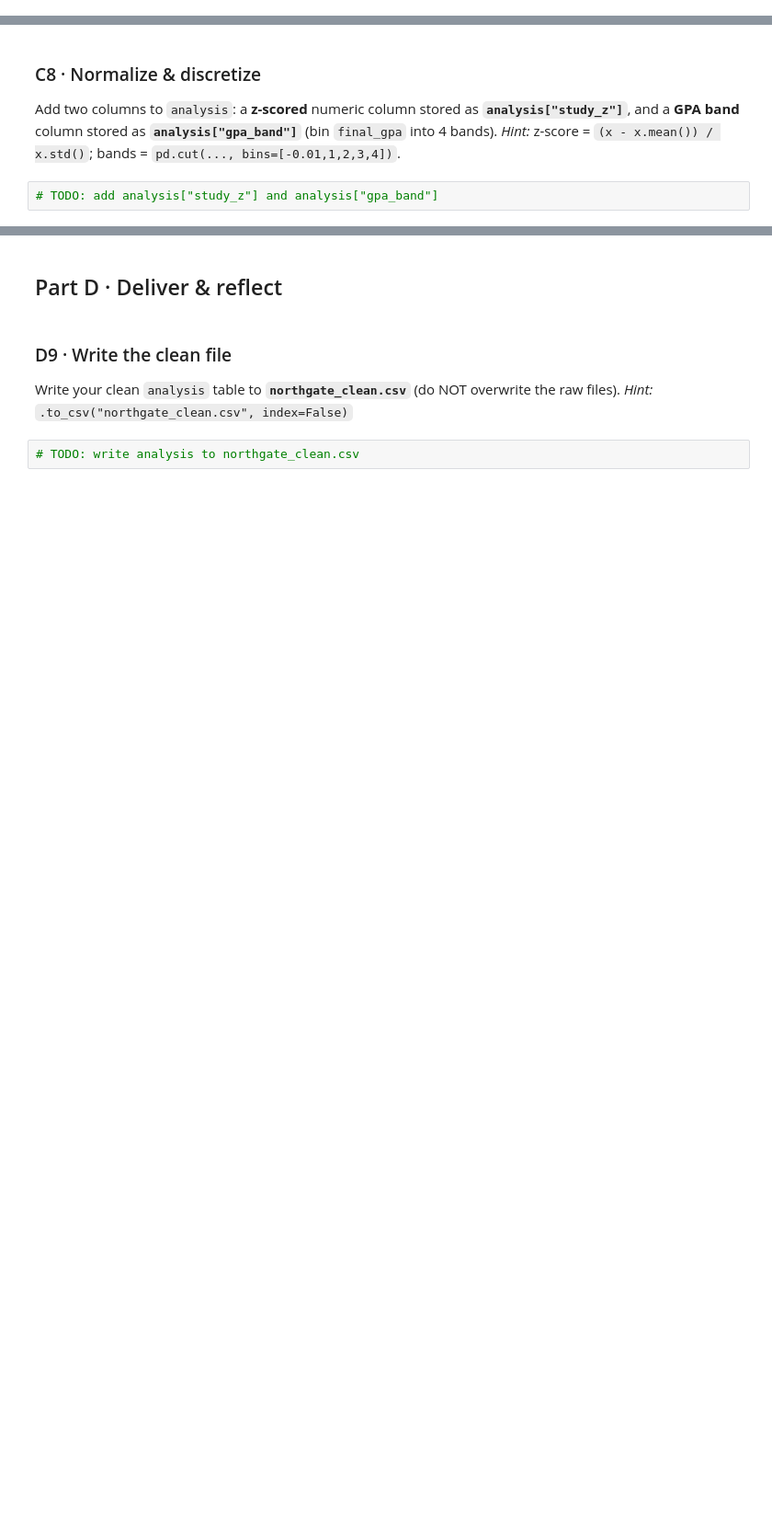
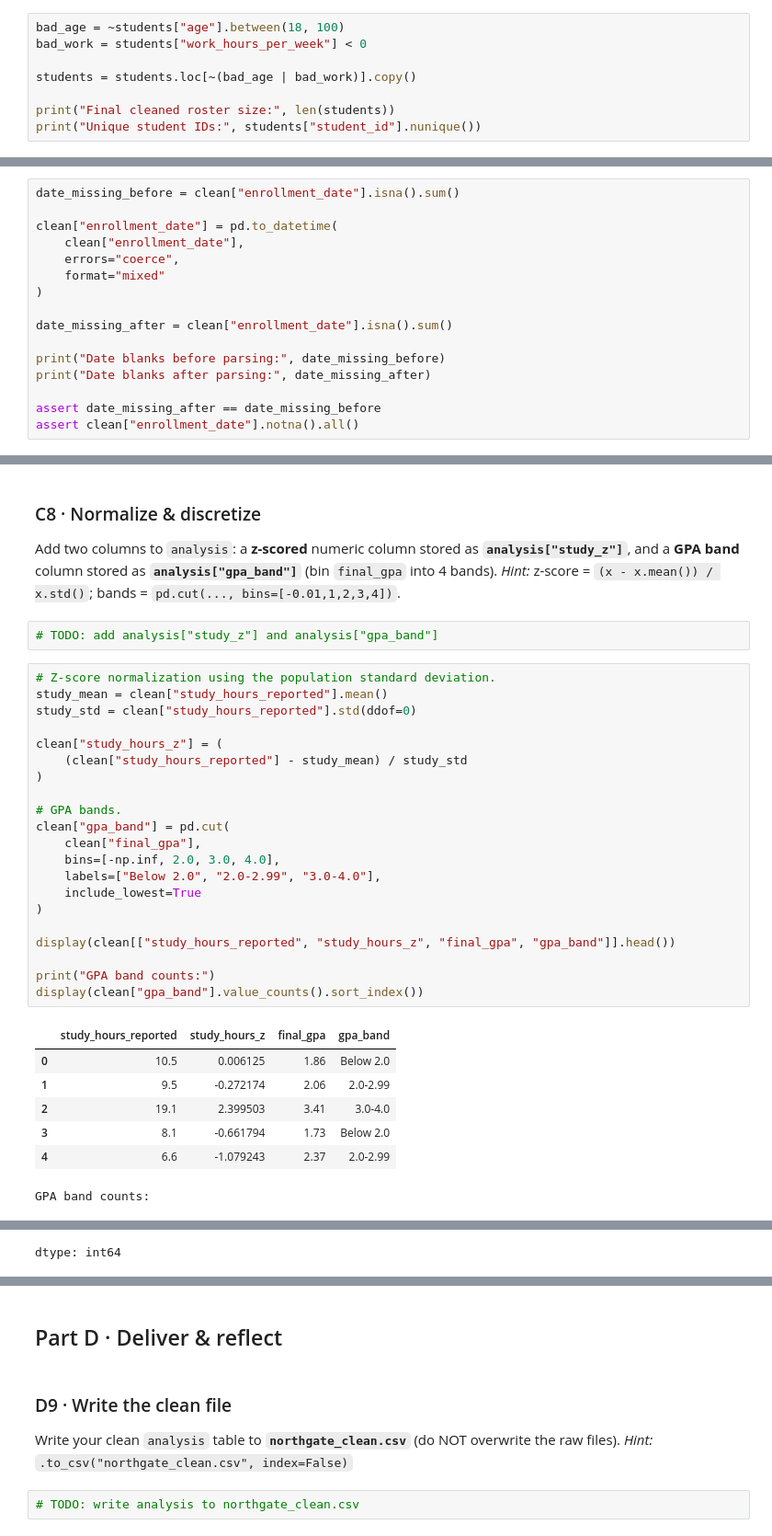
Before and after one commit to jbs112233/jordan_INFO4670_Fall2026, a Jupyter notebook: Copy_of_Week5_INFO4670_Assignment2_Framework.ipynb, the cells around one changed output, grey strips where cells are left out. Shown at 92% size. Saved outputs shown, nothing was run; the diff lists cells and outputs as text; blank space fills up the shorter version.

```diff
--- a/Copy_of_Week5_INFO4670_Assignment2_Framework.ipynb
+++ b/Copy_of_Week5_INFO4670_Assignment2_Framework.ipynb
@@ -88,0 +169,8 @@ except Exception:
+# %%
+bad_age = ~students["age"].between(18, 100)
+bad_work = students["work_hours_per_week"] < 0
+
+students = students.loc[~(bad_age | bad_work)].copy()
+
+print("Final cleaned roster size:", len(students))
+print("Unique student IDs:", students["student_id"].nunique())
@@ -125,3 +320,19 @@ Parse `enrollment_date` so no valid date is lost. Store the parsed series as **`
 # %%
 # TODO
 dates_parsed = None
+# %%
+date_missing_before = clean["enrollment_date"].isna().sum()
+
+clean["enrollment_date"] = pd.to_datetime(
+    clean["enrollment_date"],
+    errors="coerce",
+    format="mixed"
+)
+
+date_missing_after = clean["enrollment_date"].isna().sum()
+
+print("Date blanks before parsing:", date_missing_before)
+print("Date blanks after parsing:", date_missing_after)
+
+assert date_missing_after == date_missing_before
+assert clean["enrollment_date"].notna().all()
@@ -138,3 +354,32 @@ Add two columns to `analysis`: a **z-scored** numeric column stored as **`analys
 *Hint:* z-score = `(x - x.mean()) / x.std()`; bands = `pd.cut(..., bins=[-0.01,1,2,3,4])`.
 # %%
 # TODO: add analysis["study_z"] and analysis["gpa_band"]
+# %%
+# Z-score normalization using the population standard deviation.
+study_mean = clean["study_hours_reported"].mean()
+study_std = clean["study_hours_reported"].std(ddof=0)
+
+clean["study_hours_z"] = (
+    (clean["study_hours_reported"] - study_mean) / study_std
+)
+
+# GPA bands.
+clean["gpa_band"] = pd.cut(
+    clean["final_gpa"],
+    bins=[-np.inf, 2.0, 3.0, 4.0],
+    labels=["Below 2.0", "2.0-2.99", "3.0-4.0"],
+    include_lowest=True
+)
+
+display(clean[["study_hours_reported", "study_hours_z", "final_gpa", "gpa_band"]].head())
+
+print("GPA band counts:")
+display(clean["gpa_band"].value_counts().sort_index())
+# %% [output]
+|  | study_hours_reported | study_hours_z | final_gpa | gpa_band |
+| 0 | 10.5 | 0.006125 | 1.86 | Below 2.0 |
+| 1 | 9.5 | -0.272174 | 2.06 | 2.0-2.99 |
+| 2 | 19.1 | 2.399503 | 3.41 | 3.0-4.0 |
+| 3 | 8.1 | -0.661794 | 1.73 | Below 2.0 |
+| 4 | 6.6 | -1.079243 | 2.37 | 2.0-2.99 |
+GPA band counts:
@@ -141,3 +391,4 @@ Add two columns to `analysis`: a **z-scored** numeric column stored as **`analys
+dtype: int64
 # %%
 # ✅ Check
 try:
```
Also changed, not shown: parts of 29 cells of this notebook.
